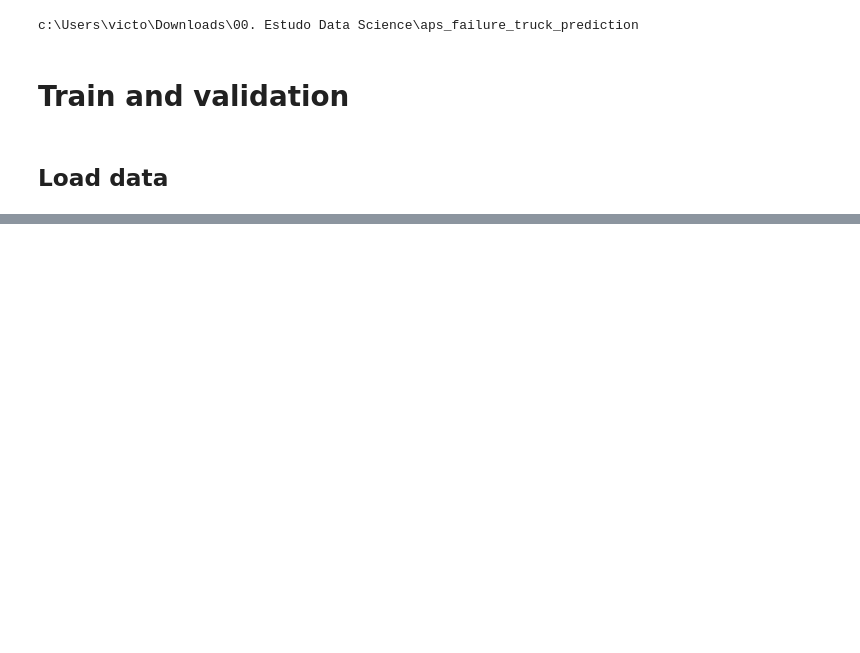
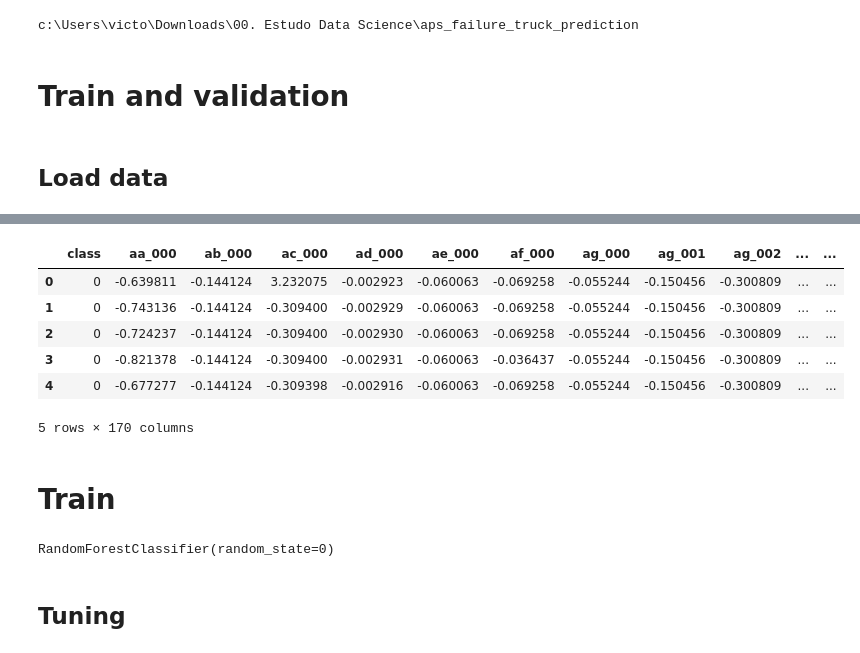
Before and after one commit to victorpecine/aps_failure_truck_prediction, a Jupyter notebook: notebooks/train.ipynb, the cells around one changed output, grey strips where cells are left out. Cells and saved outputs as stored; diff of their text form; code cells hidden in the pictures; blank space fills up the shorter version.

```diff
--- a/notebooks/train.ipynb
+++ b/notebooks/train.ipynb
@@ -160,0 +116,10 @@ df_test_original
+# %%
+# Balance train data minority class
+X_train = df_train_original[features]
+y_train = df_train_original[target]
+
+oversample = SMOTE(sampling_strategy='minority', random_state=RANDOM_SEED)
+X_train_balanced, y_balanced = oversample.fit_resample(X_train, y_train)
+
+# Train dataframe with balanced data
+df_train_balanced = X_train_balanced.join(y_balanced)
@@ -160,0 +133,8 @@ df_test_original
+# %%
+# Remove zero variance train columns
+columns_to_drop = []
+X_train = df_train_balanced.drop(columns=target)
+for i in X_train:
+    if X_train[i].std() == 0:
+        columns_to_drop.append(i)
+dataframe_train_zero_std = df_train_balanced.drop(columns=columns_to_drop).copy()
@@ -160,0 +144,33 @@ df_test_original
+# %%
+features_zero_std = dataframe_train_zero_std.drop(columns=target).columns
+# %%
+# Scale data
+scaler = StandardScaler()
+scaler.fit(dataframe_train_zero_std[features_zero_std])
+
+# Data scaled
+X_train_scaled = scaler.transform(dataframe_train_zero_std[features_zero_std])
+X_test_scaled  = scaler.transform(dataframe_test_zero_std[features_zero_std])
+
+df_train_scaled = pd.DataFrame(X_train_scaled, columns=features_zero_std, index=dataframe_train_zero_std.index)
+df_train_scaled = dataframe_train_zero_std[[target]].join(df_train_scaled)
+# %%
+df_train_scaled.head()
+# %% [output]
+|  | class | aa_000 | ab_000 | ac_000 | ad_000 | ae_000 | af_000 | ag_000 | ag_001 | ag_002 | ... | ... |
+| 0 | 0 | -0.639811 | -0.144124 | 3.232075 | -0.002923 | -0.060063 | -0.069258 | -0.055244 | -0.150456 | -0.300809 | ... | ... |
+| 1 | 0 | -0.743136 | -0.144124 | -0.309400 | -0.002929 | -0.060063 | -0.069258 | -0.055244 | -0.150456 | -0.300809 | ... | ... |
+| 2 | 0 | -0.724237 | -0.144124 | -0.309400 | -0.002930 | -0.060063 | -0.069258 | -0.055244 | -0.150456 | -0.300809 | ... | ... |
+| 3 | 0 | -0.821378 | -0.144124 | -0.309400 | -0.002931 | -0.060063 | -0.036437 | -0.055244 | -0.150456 | -0.300809 | ... | ... |
+| 4 | 0 | -0.677277 | -0.144124 | -0.309398 | -0.002916 | -0.060063 | -0.069258 | -0.055244 | -0.150456 | -0.300809 | ... | ... |
+5 rows × 170 columns
+# %% [markdown]
+# Train
+# %%
+# Create and fit model
+model = RandomForestClassifier(random_state=RANDOM_SEED, verbose=0)
+model.fit(df_train_scaled[features_zero_std], df_train_scaled[target])
+# %% [output]
+RandomForestClassifier(random_state=0)
+# %% [markdown]
+## Tuning
```
Also changed, not shown: parts of 40 cells of this notebook, 7 other files.
